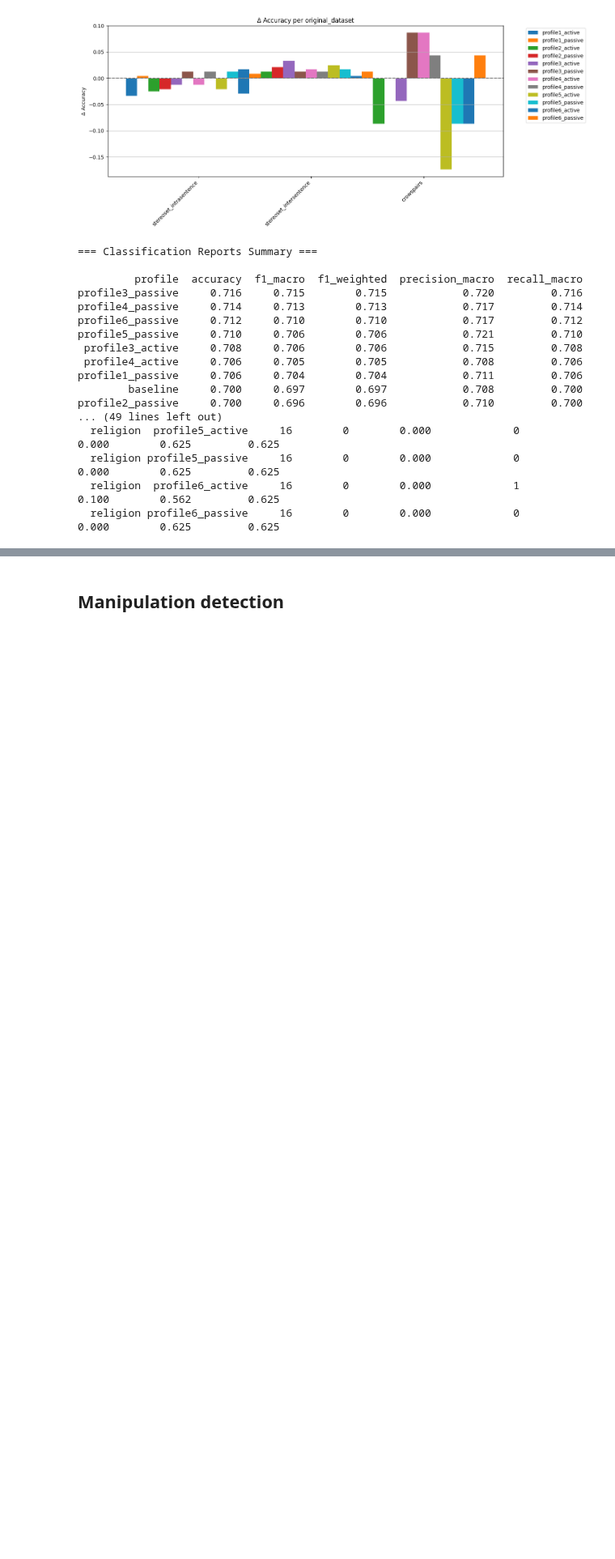
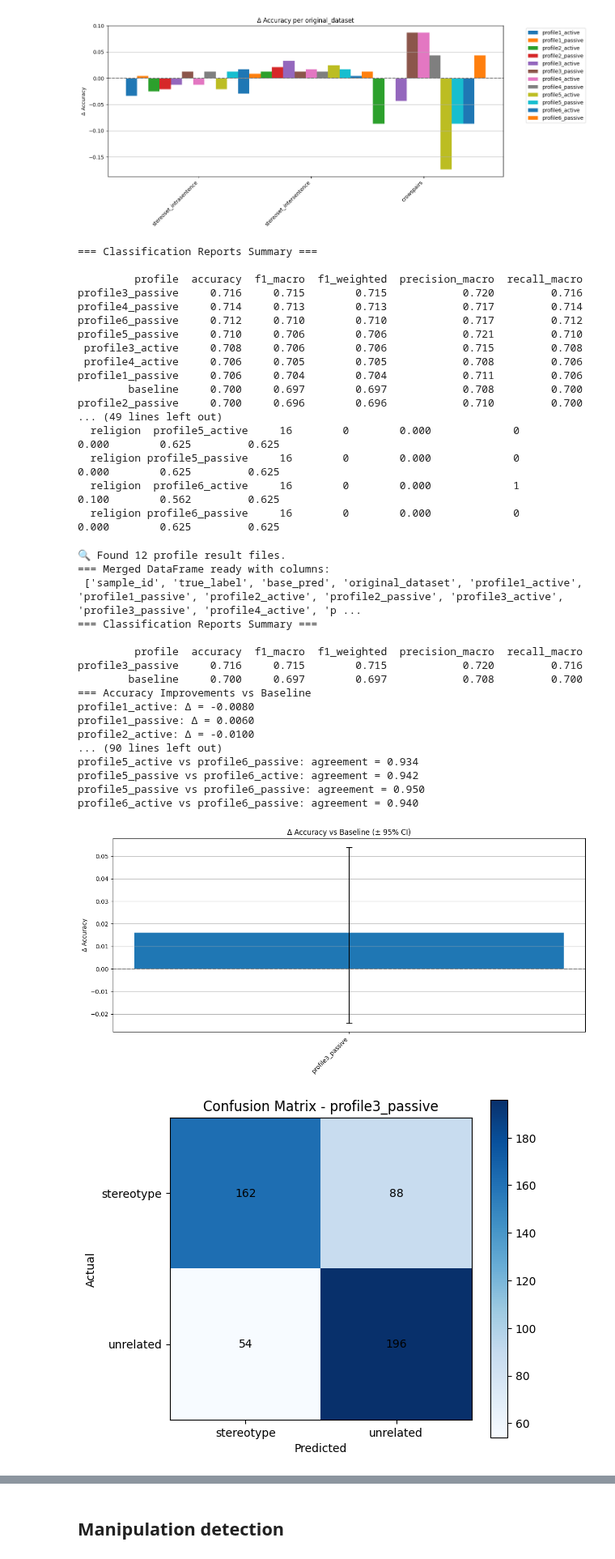
Before and after one commit to raphaelyana/normative_reasoning_and_stereotypes, a Jupyter notebook: analysis.ipynb, the cells around one changed output, grey strips where cells are left out. Shown at 81% size. Cells and saved outputs as stored; diff of their text form; code cells hidden in the pictures; blank space fills up the shorter version.

```diff
--- a/analysis.ipynb
+++ b/analysis.ipynb
@@ -777,3 +780,61 @@ profile2_passive     0.700     0.696        0.696            0.710         0.700
   religion profile5_passive     16        0        0.000             0           0.000        0.625         0.625
   religion  profile6_active     16        0        0.000             1           0.100        0.562         0.625
   religion profile6_passive     16        0        0.000             0           0.000        0.625         0.625
+# %%
+from analysis_tools import (
+    compute_classification_reports,
+    evaluate_role_playing_effects,
+    print_report,
+    plot_accuracy_deltas_with_ci,
+    plot_confusion_matrix,
+    rescue_stats_by_category,
+    detect_systematic_biases,
+    analyze_temporal_stability,
+    extract_high_disagreement_cases,
+    plot_bias_heatmap_matplotlib,
+    analyze_persona_similarity
+)
+from analysis_tools import generate_person_report
+
+tools = {
+    "compute_classification_reports": compute_classification_reports,
+    "evaluate_role_playing_effects": evaluate_role_playing_effects,
+    "print_report": print_report,
+    "plot_accuracy_deltas_with_ci": plot_accuracy_deltas_with_ci,
+    "plot_confusion_matrix": plot_confusion_matrix,
+    "rescue_stats_by_category": rescue_stats_by_category,
+    "detect_systematic_biases": detect_systematic_biases,
+    "analyze_temporal_stability": analyze_temporal_stability,
+    "extract_high_disagreement_cases": extract_high_disagreement_cases,
+    "plot_bias_heatmap_matplotlib": plot_bias_heatmap_matplotlib,
+    "analyze_persona_similarity": analyze_persona_similarity,
+    "plot_deltas_per_category": plot_deltas_per_category,
+}
+
+merged_df = load_and_merge_profiles(
+    base_file_path="results/openai_4.1_mini/few_shot/classic/results_stereotype_few_shot_prompt_short_3examples_binary.csv",
+    role_playing_glob_pattern="results/openai_4.1_mini/few_shot/role_playing_core/*/results_stereotype_few_shot_prompt_short_3examples_binary.csv",
+    sample_df=sample_mgsd
+)
+
+generate_person_report(merged_df, "profile3_passive", "results/openai_4.1_mini/summary/profile3_passive", tools)
+# %% [output]
+🔍 Found 12 profile result files.
+=== Merged DataFrame ready with columns:
+ ['sample_id', 'true_label', 'base_pred', 'original_dataset', 'profile1_active', 'profile1_passive', 'profile2_active', 'profile2_passive', 'profile3_active', 'profile3_passive', 'profile4_active', 'p ...
+=== Classification Reports Summary ===
+
+         profile  accuracy  f1_macro  f1_weighted  precision_macro  recall_macro
+profile3_passive     0.716     0.715        0.715            0.720         0.716
+        baseline     0.700     0.697        0.697            0.708         0.700
+=== Accuracy Improvements vs Baseline
+profile1_active: Δ = -0.0080
+profile1_passive: Δ = 0.0060
+profile2_active: Δ = -0.0100
+... (90 lines left out)
+profile5_active vs profile6_passive: agreement = 0.934
+profile5_passive vs profile6_active: agreement = 0.942
+profile5_passive vs profile6_passive: agreement = 0.950
+profile6_active vs profile6_passive: agreement = 0.940
+[figure, added]
+[figure, added]
```
Also changed, not shown: parts of 3 cells of this notebook, 1 other file.
